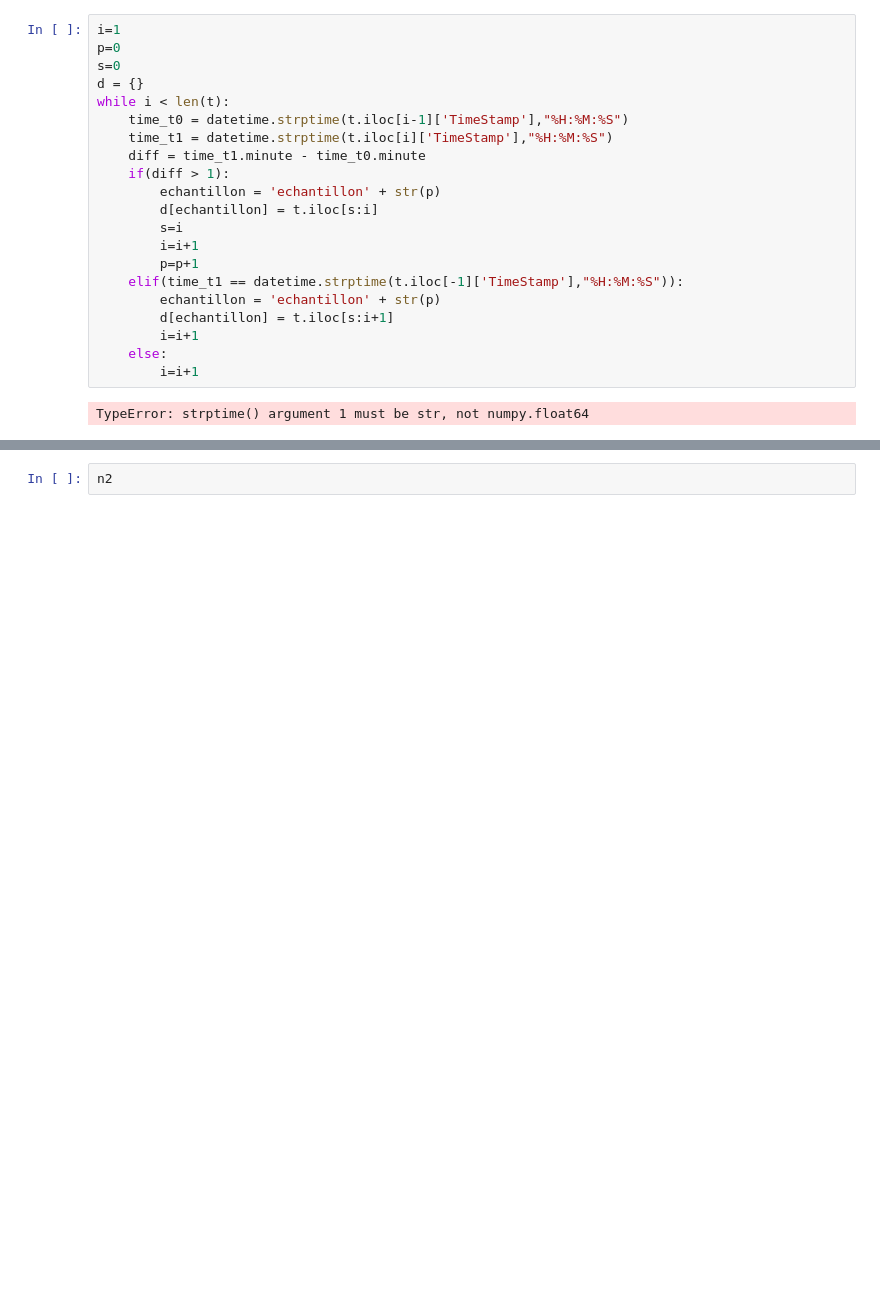
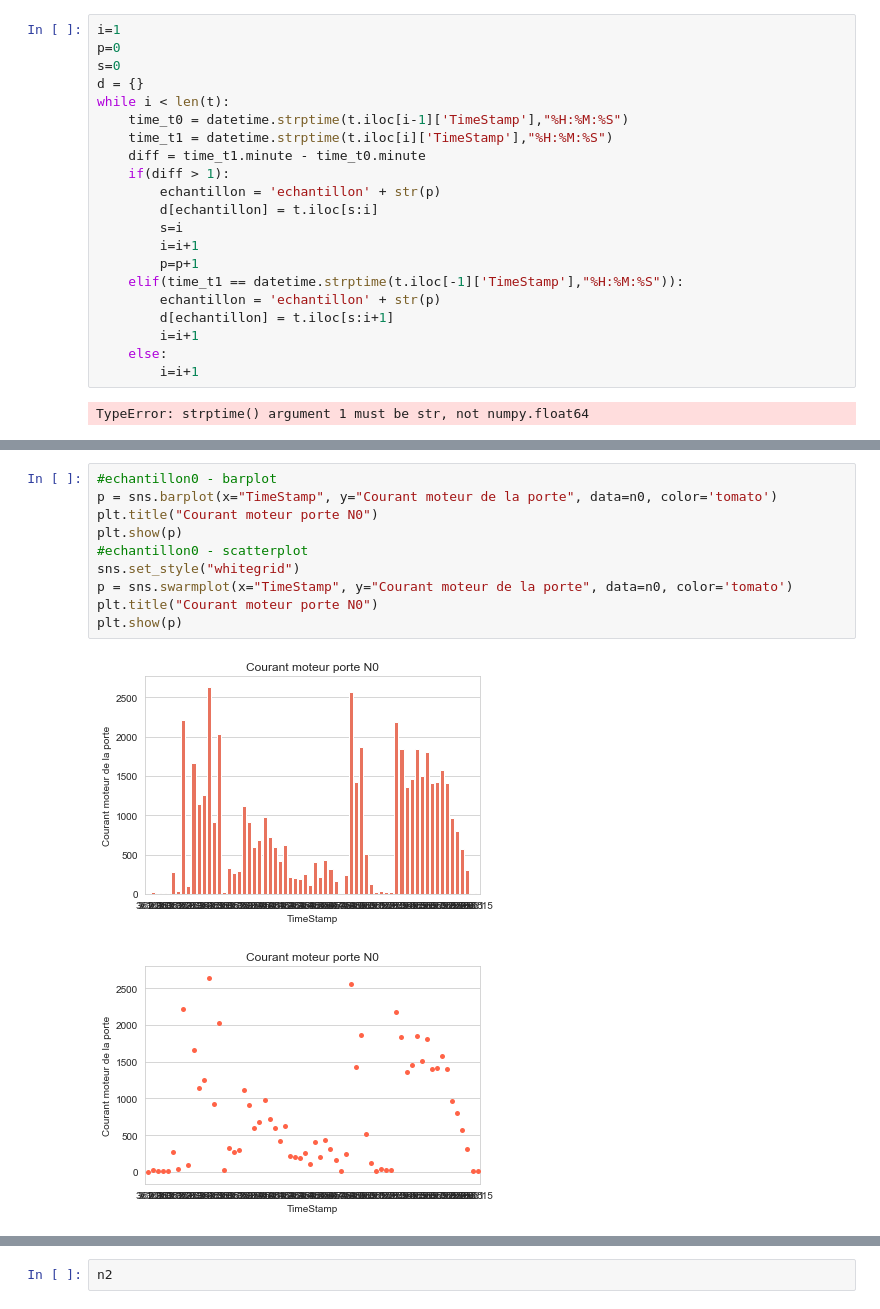
Before and after one commit to ikos-consulting/decodeDoor, a Jupyter notebook: Door_Analysis.ipynb, the cells around one changed output, grey strips where cells are left out. Saved outputs shown, nothing was run; the diff lists cells and outputs as text; blank space fills up the shorter version.

```diff
--- a/Door_Analysis.ipynb
+++ b/Door_Analysis.ipynb
@@ -136,3 +110,16 @@ KeyError: 'echantillon3'
+# %%
+#echantillon0 - barplot
+p = sns.barplot(x="TimeStamp", y="Courant moteur de la porte", data=n0, color='tomato')
+plt.title("Courant moteur porte N0")
+plt.show(p)
+#echantillon0 - scatterplot
+sns.set_style("whitegrid")
+p = sns.swarmplot(x="TimeStamp", y="Courant moteur de la porte", data=n0, color='tomato')
+plt.title("Courant moteur porte N0")
+plt.show(p)
+# %% [output]
+[figure, added]
+[figure, added]
 # %%
 #echantillon0
 sns.set_style("whitegrid")
```
Also changed, not shown: parts of 13 cells of this notebook.
